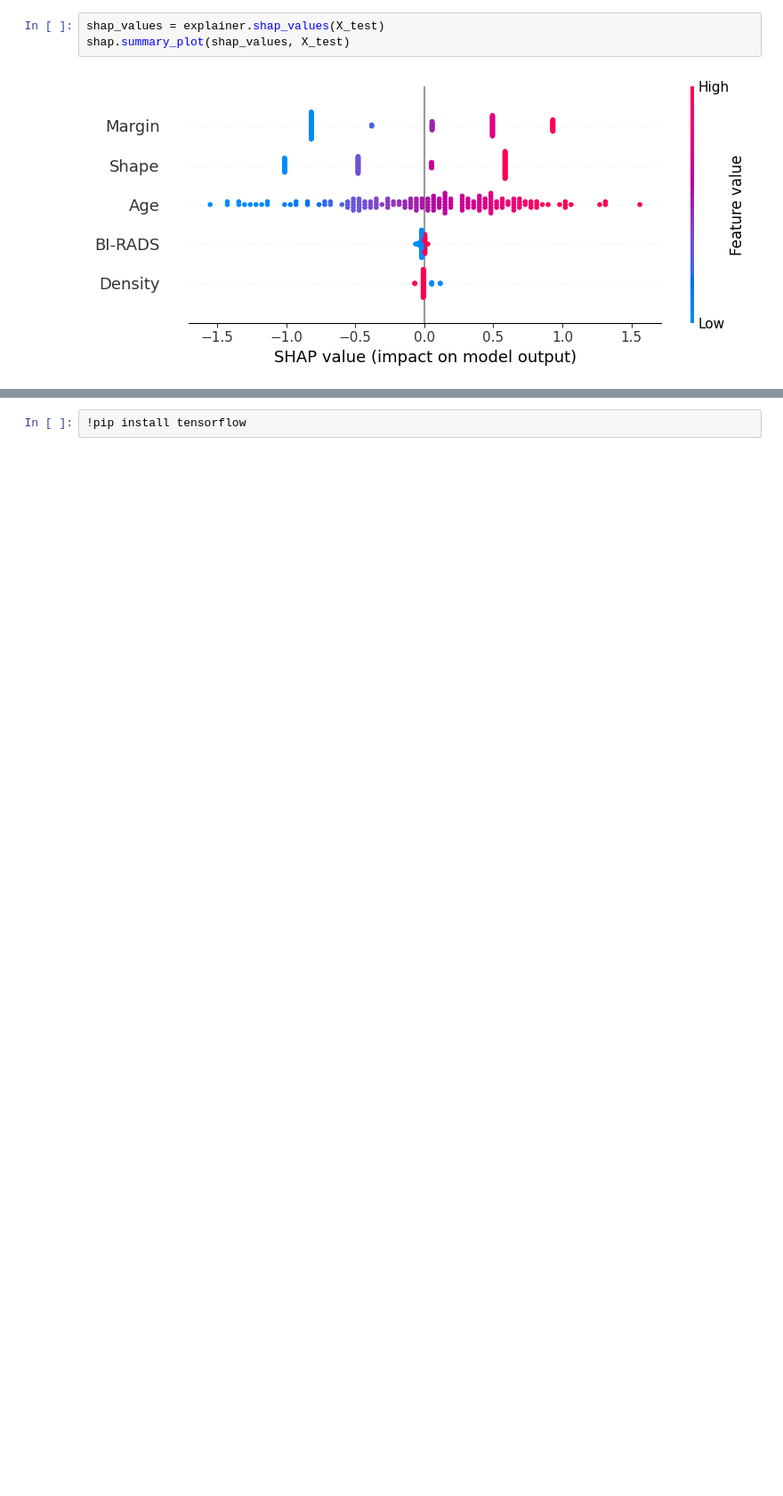
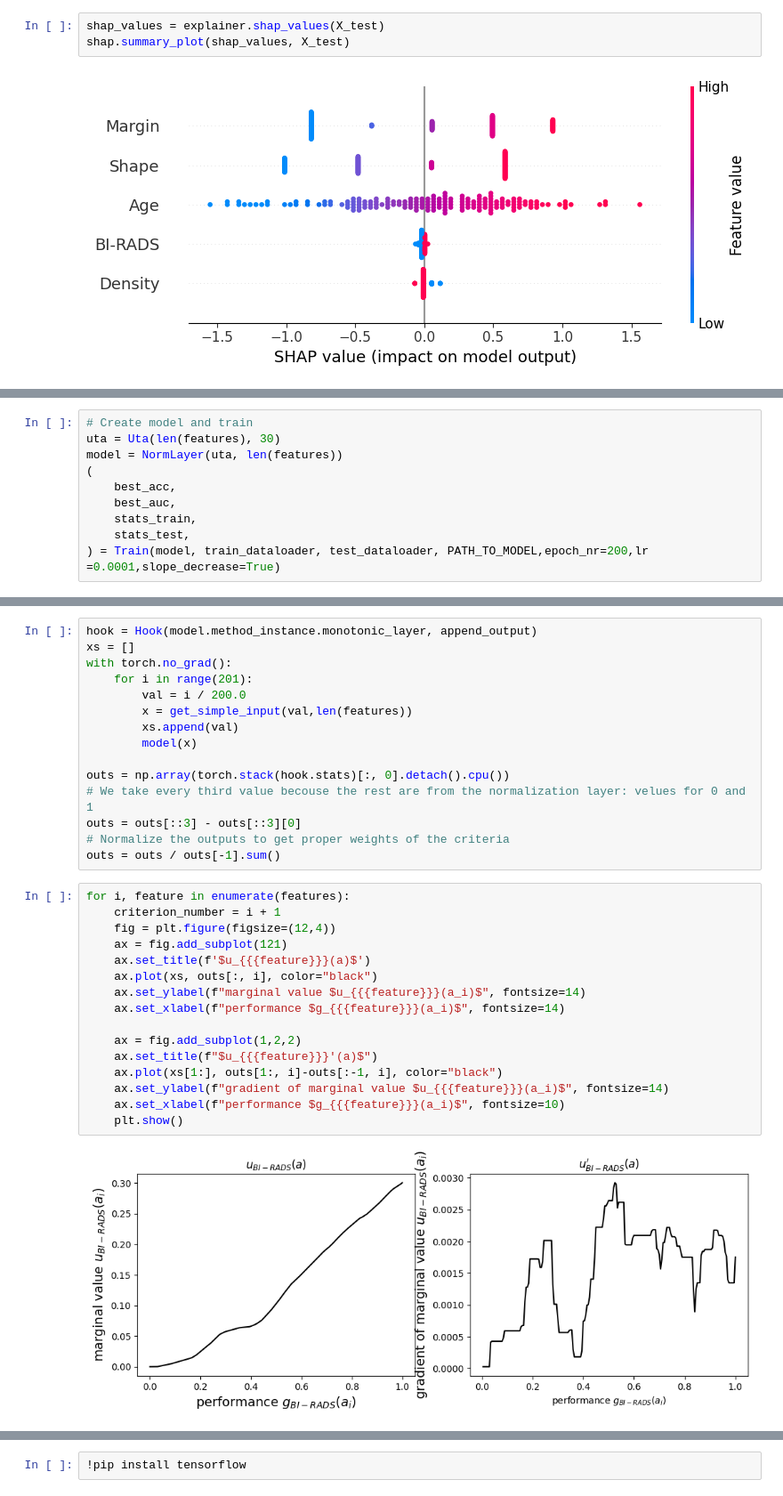
Before and after one commit to eeryczeek/decision_analysis, a Jupyter notebook: project3/Project3.ipynb, the cells around one changed output, grey strips where cells are left out. Shown at 89% size. Cells and saved outputs as stored; diff of their text form; blank space fills up the shorter version.

```diff
--- a/project3/Project3.ipynb
+++ b/project3/Project3.ipynb
@@ -349,0 +331,10 @@ By using these techniques, you can interpret the logistic regression model and u
+# %%
+# Create model and train
+uta = Uta(len(features), 30)
+model = NormLayer(uta, len(features))
+(
+    best_acc,
+    best_auc,
+    stats_train,
+    stats_test,
+) = Train(model, train_dataloader, test_dataloader, PATH_TO_MODEL,epoch_nr=200,lr =0.0001,slope_decrease=True)
@@ -349,0 +379,33 @@ By using these techniques, you can interpret the logistic regression model and u
+# %%
+hook = Hook(model.method_instance.monotonic_layer, append_output)
+xs = []
+with torch.no_grad():
+    for i in range(201):
+        val = i / 200.0
+        x = get_simple_input(val,len(features))
+        xs.append(val)
+        model(x)
+
+outs = np.array(torch.stack(hook.stats)[:, 0].detach().cpu())
+# We take every third value becouse the rest are from the normalization layer: velues for 0 and 1
+outs = outs[::3] - outs[::3][0]
+# Normalize the outputs to get proper weights of the criteria
+outs = outs / outs[-1].sum()
+# %%
+for i, feature in enumerate(features):
+    criterion_number = i + 1
+    fig = plt.figure(figsize=(12,4))
+    ax = fig.add_subplot(121)
+    ax.set_title(f'$u_{{{feature}}}(a)$')
+    ax.plot(xs, outs[:, i], color="black")
+    ax.set_ylabel(f"marginal value $u_{{{feature}}}(a_i)$", fontsize=14)
+    ax.set_xlabel(f"performance $g_{{{feature}}}(a_i)$", fontsize=14)
+
+    ax = fig.add_subplot(1,2,2)
+    ax.set_title(f"$u_{{{feature}}}'(a)$")
+    ax.plot(xs[1:], outs[1:, i]-outs[:-1, i], color="black")
+    ax.set_ylabel(f"gradient of marginal value $u_{{{feature}}}(a_i)$", fontsize=14)
+    ax.set_xlabel(f"performance $g_{{{feature}}}(a_i)$", fontsize=10)
+    plt.show()
+# %% [output]
+[figure, added]
```
Also changed, not shown: parts of 22 cells of this notebook, 5 other files.
